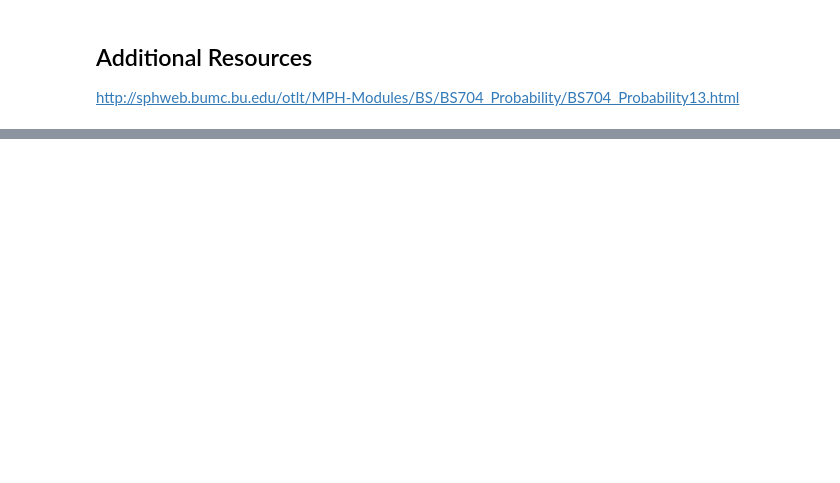
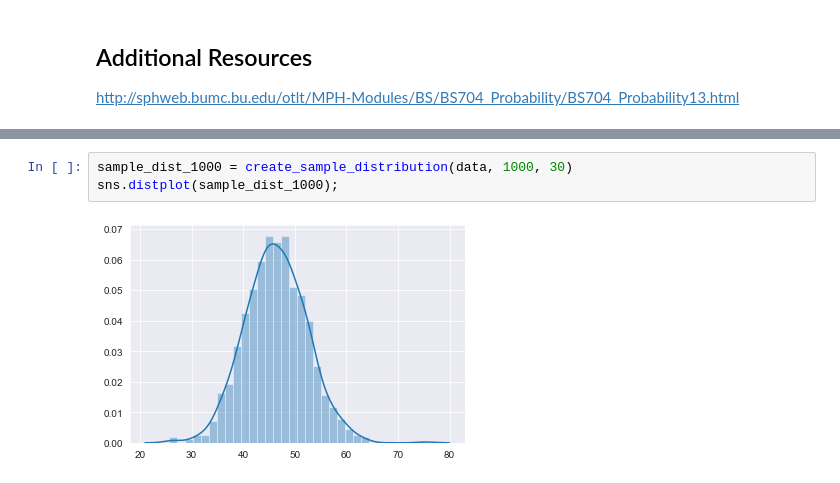
Before and after one commit to code-JOA/Introduction-to-Python, a Jupyter notebook: Statistics/02.Central Limit Theorem/01.Central Limit Theorem.ipynb, the cells around one changed output, grey strips where cells are left out. Drawn from its saved outputs; the diff is of its cells as text; blank space fills up the shorter version.

```diff
--- a/Statistics/02.Central Limit Theorem/01.Central Limit Theorem.ipynb
+++ b/Statistics/02.Central Limit Theorem/01.Central Limit Theorem.ipynb
@@ -163,0 +292,5 @@ http://sphweb.bumc.bu.edu/otlt/MPH-Modules/BS/BS704_Probability/BS704_Probabilit
+# %%
+sample_dist_1000 = create_sample_distribution(data, 1000, 30)
+sns.distplot(sample_dist_1000);
+# %% [output]
+[figure, added]
```
Also changed, not shown: parts of 23 cells of this notebook, 3 other files.
